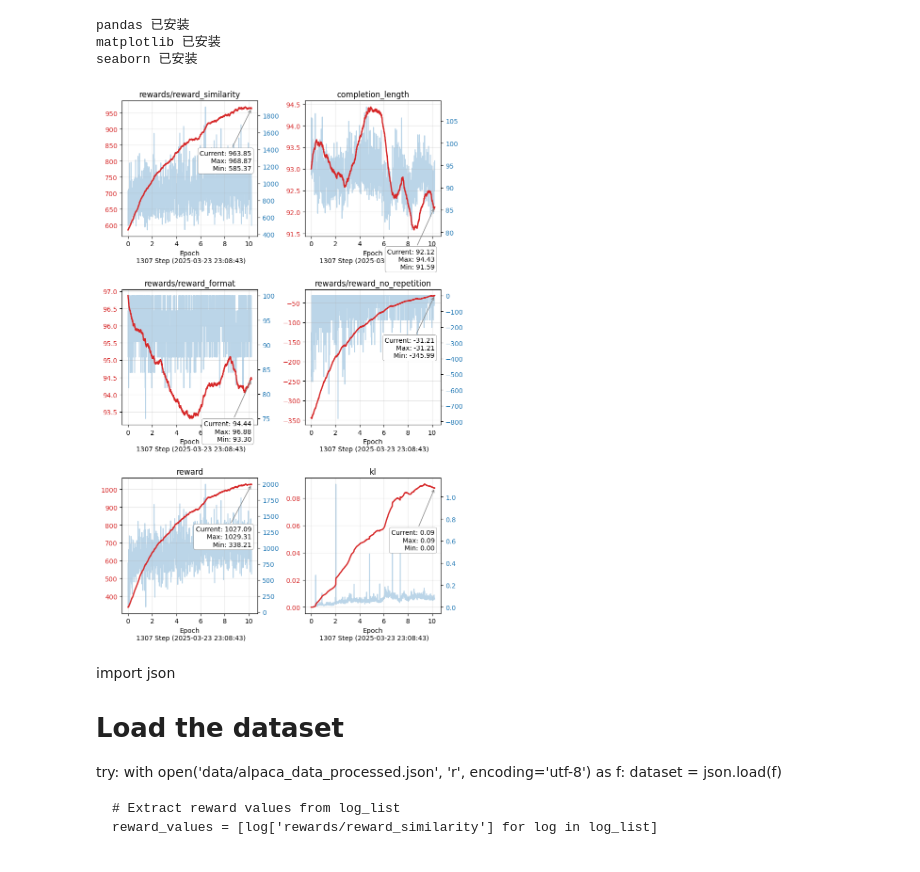
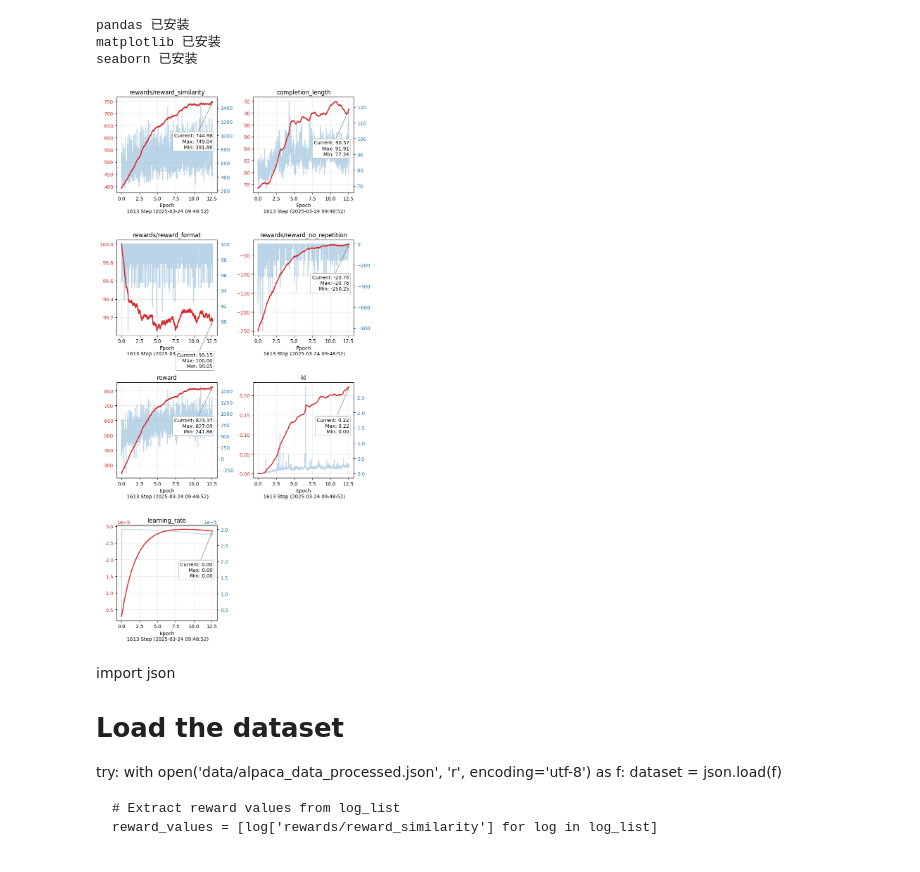
Before and after one commit to pikasTech/mimibot-factory, a Jupyter notebook: plot.ipynb, the cells around one changed output. Drawn from its saved outputs; the diff is of its cells as text; code cells hidden in the pictures.

Commit message:
update grpo

```diff
--- a/plot.ipynb
+++ b/plot.ipynb
@@ -53,8 +53,9 @@ from math import ceil
 # 全局变量记录上次文件状态
 last_modified_time = 0
 last_log_list = []
-log_file_path = '/root/autodl-fs/mimibot-factory/grpo_log_0323-1.txt'
+# log_file_path = '/root/autodl-fs/mimibot-factory/grpo_log_0323-1.txt'
 # log_file_path = '/root/autodl-fs/mimibot-factory/grpo_log_0322-3.txt'
+log_file_path = "mimibot_tifa_20250324.txt"
 
 def parse_log_file(file_path):
     """解析日志文件并返回数据和当前修改时间"""
@@ -106,7 +107,8 @@ def create_figure(log_list):
         'rewards/reward_format',
         'rewards/reward_no_repetition',
         'reward',
-        'kl'
+        'kl',
+        "learning_rate"
     ]
     data = {metric: [log.get(metric, 0) for log in log_list] for metric in metrics}
 
@@ -179,34 +181,34 @@ def create_figure(log_list):
         lines1, labels1 = ax1.get_legend_handles_labels()
         lines2, labels2 = ax2.get_legend_handles_labels()
         # ax1.legend(lines1 + lines2, labels1 + labels2, loc='upper left')
 
     # 隐藏多余子图
     for j in range(num_metrics, len(axs)):
         axs[j].set_visible(False)
 
     plt.tight_layout()
     return fig
 
 # 主循环
 while True:
     try:
         new_data = parse_log_file(log_file_path)
         if new_data:
             clear_output(wait=True)
             last_log_list = new_data
             fig = create_figure(last_log_list)
             if fig:
                 display(fig)
                 plt.close(fig)
         time.sleep(1)  # 缩短检测间隔到1秒
     except Exception as e:
         print(f"监控异常: {str(e)}")
         time.sleep(5)
     except KeyboardInterrupt:
         print("监控已终止")
         break
 # %% [output]
-[figure, old version]
+[figure, new version]
 # %% [markdown]
 import json
 
```
Also changed, not shown: 11 other files.
